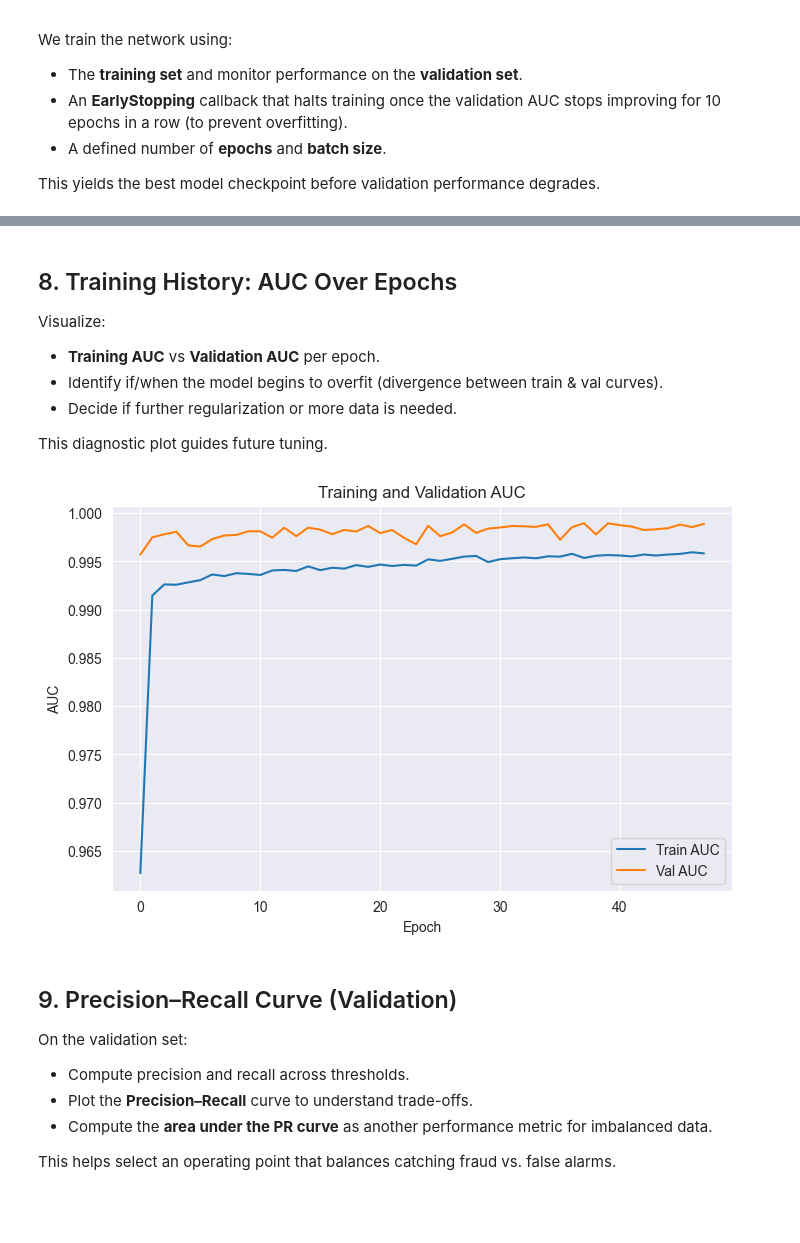
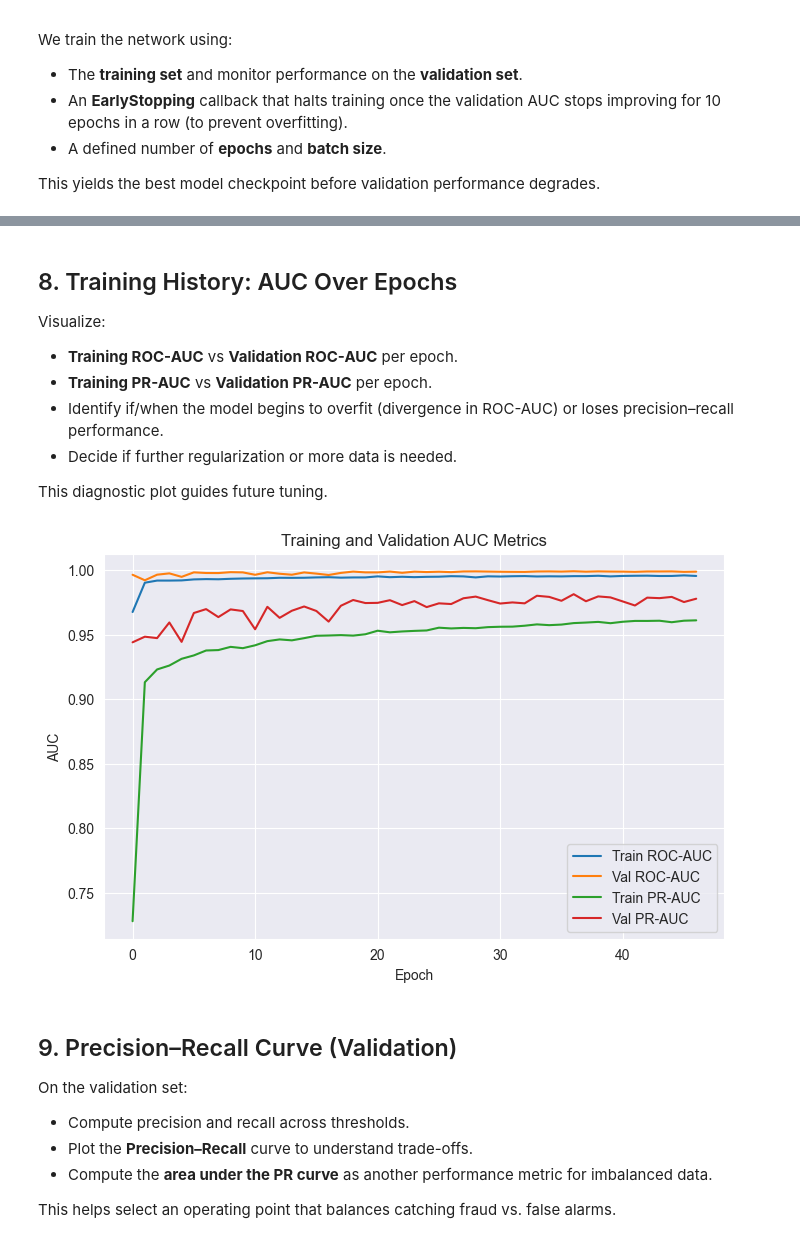
Before and after one commit to ryan1480/Analytics_Project, a Jupyter notebook: Code/Neural Network.ipynb, the cells around one changed output, grey strips where cells are left out. Cells and saved outputs as stored; diff of their text form; code cells hidden in the pictures; blank space fills up the shorter version.

```diff
--- a/Code/Neural Network.ipynb
+++ b/Code/Neural Network.ipynb
@@ -132,9 +135,12 @@ model = Sequential([
 ])
 
 model.compile(
-    optimizer=tf.keras.optimizers.Adam(1e-3),
+    optimizer=Adam(1e-3),
     loss='binary_crossentropy',
-    metrics=[tf.keras.metrics.AUC(name='auc')]
+    metrics=[
+        AUC(name='roc_auc', curve='ROC'),
+        AUC(name='pr_auc',  curve='PR')
+    ]
 )
 model.summary()
 # %% [output]
@@ -167,20 +173,21 @@ We train the network using:
 This yields the best model checkpoint before validation performance degrades.
 # %%
 # Train the model with early stopping
-callbacks = [
-    tf.keras.callbacks.EarlyStopping(
-        monitor='val_auc', patience=10, mode='max', restore_best_weights=True
-    )
-]
+es = EarlyStopping(
+    monitor='val_pr_auc',
+    mode='max',
+    patience=10,
+    restore_best_weights=True
+)
 
+# 3) Then, in your training cell, pass that callback as usual:
 history = model.fit(
-    X_train_scaled,
-    y_train,
+    X_train_scaled, y_train,
     validation_data=(X_val_scaled, y_val),
     epochs=100,
     batch_size=64,
     class_weight=class_weights,
-    callbacks=callbacks,
+    callbacks=[es]
 )
 # %% [output]
 Epoch 1/100
@@ -205,23 +212,26 @@ Epoch 48/100
 
 Visualize:
 
-- **Training AUC** vs **Validation AUC** per epoch.
-- Identify if/when the model begins to overfit (divergence between train & val curves).
+- **Training ROC-AUC** vs **Validation ROC-AUC** per epoch.
+- **Training PR-AUC** vs **Validation PR-AUC** per epoch.
+- Identify if/when the model begins to overfit (divergence in ROC-AUC) or loses precision–recall performance.
 - Decide if further regularization or more data is needed.
 
 This diagnostic plot guides future tuning.
 # %%
-# Plot AUC history
+# Plot ROC-AUC and PR-AUC history
 plt.figure(figsize=(8, 5))
-plt.plot(history.history['auc'], label='Train AUC')
-plt.plot(history.history['val_auc'], label='Val AUC')
-plt.title('Training and Validation AUC')
+plt.plot(history.history['roc_auc'], label='Train ROC-AUC')
+plt.plot(history.history['val_roc_auc'], label='Val ROC-AUC')
+plt.plot(history.history['pr_auc'], label='Train PR-AUC')
+plt.plot(history.history['val_pr_auc'], label='Val PR-AUC')
+plt.title('Training and Validation AUC Metrics')
 plt.xlabel('Epoch')
 plt.ylabel('AUC')
 plt.legend()
 plt.show()
 # %% [output]
-[figure, old version]
+[figure, new version]
 # %% [markdown]
 ## 9. Precision–Recall Curve (Validation)
 
```
Also changed, not shown: parts of 7 cells of this notebook, 1 other file.
